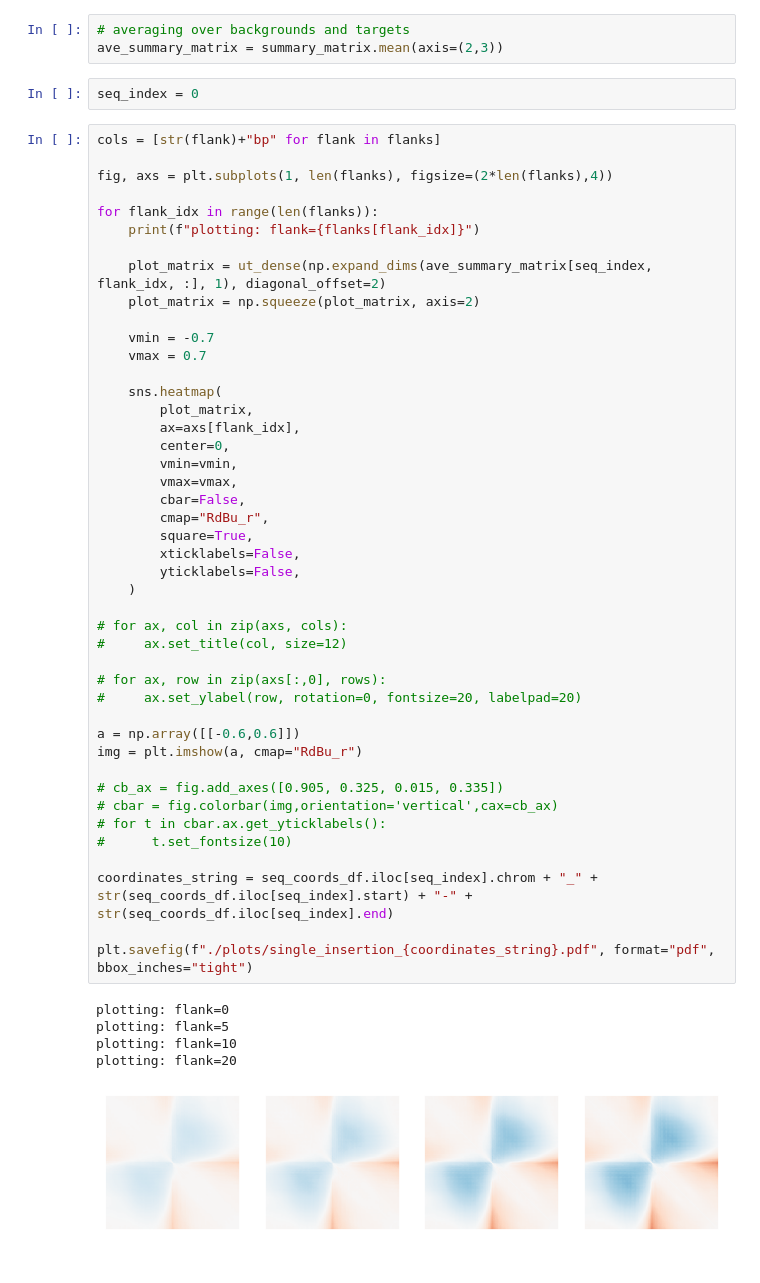
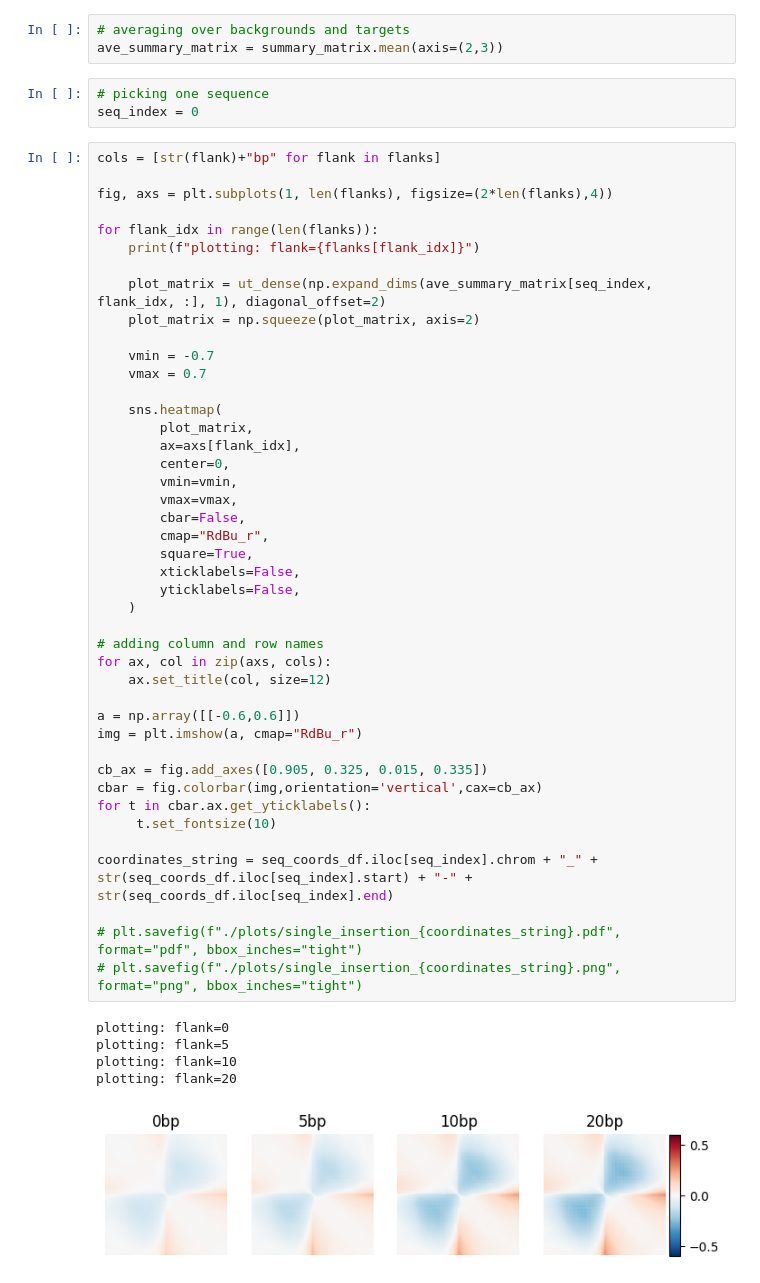
Before and after one commit to Fudenberg-Research-Group/akitaV2-analyses, a Jupyter notebook: experiments/virtual_insertion_flanks/analysis/single_grid_plotting.ipynb, the cells around one changed output. Drawn from its saved outputs; the diff is of its cells as text.

```diff
--- a/experiments/virtual_insertion_flanks/analysis/single_grid_plotting.ipynb
+++ b/experiments/virtual_insertion_flanks/analysis/single_grid_plotting.ipynb
@@ -242,6 +218,7 @@ experiment 119
 # averaging over backgrounds and targets
 ave_summary_matrix = summary_matrix.mean(axis=(2,3))
 # %%
+# picking one sequence
 seq_index = 0
 # %%
 cols = [str(flank)+"bp" for flank in flanks]
@@ -255,42 +232,41 @@ for flank_idx in range(len(flanks)):
     plot_matrix = np.squeeze(plot_matrix, axis=2)
 
     vmin = -0.7
     vmax = 0.7
 
     sns.heatmap(
         plot_matrix,
         ax=axs[flank_idx],
         center=0,
         vmin=vmin,
         vmax=vmax,
         cbar=False,
         cmap="RdBu_r",
         square=True,
         xticklabels=False,
         yticklabels=False,
     )
 
-# for ax, col in zip(axs, cols):
-#     ax.set_title(col, size=12)
-
-# for ax, row in zip(axs[:,0], rows):
-#     ax.set_ylabel(row, rotation=0, fontsize=20, labelpad=20)
+# adding column and row names
+for ax, col in zip(axs, cols):
+    ax.set_title(col, size=12)
 
 a = np.array([[-0.6,0.6]])
 img = plt.imshow(a, cmap="RdBu_r")
 
-# cb_ax = fig.add_axes([0.905, 0.325, 0.015, 0.335])
-# cbar = fig.colorbar(img,orientation='vertical',cax=cb_ax)
-# for t in cbar.ax.get_yticklabels():
-#      t.set_fontsize(10)
+cb_ax = fig.add_axes([0.905, 0.325, 0.015, 0.335])
+cbar = fig.colorbar(img,orientation='vertical',cax=cb_ax)
+for t in cbar.ax.get_yticklabels():
+     t.set_fontsize(10)
 
 coordinates_string = seq_coords_df.iloc[seq_index].chrom + "_" + str(seq_coords_df.iloc[seq_index].start) + "-" + str(seq_coords_df.iloc[seq_index].end)
 
-plt.savefig(f"./plots/single_insertion_{coordinates_string}.pdf", format="pdf", bbox_inches="tight")
+# plt.savefig(f"./plots/single_insertion_{coordinates_string}.pdf", format="pdf", bbox_inches="tight")
+# plt.savefig(f"./plots/single_insertion_{coordinates_string}.png", format="png", bbox_inches="tight")
 # %% [output]
 plotting: flank=0
 plotting: flank=5
 plotting: flank=10
 plotting: flank=20
-[figure, old version]
+[figure, new version]
 # %%
```
Also changed, not shown: parts of 28 cells of this notebook, 12 other files.
